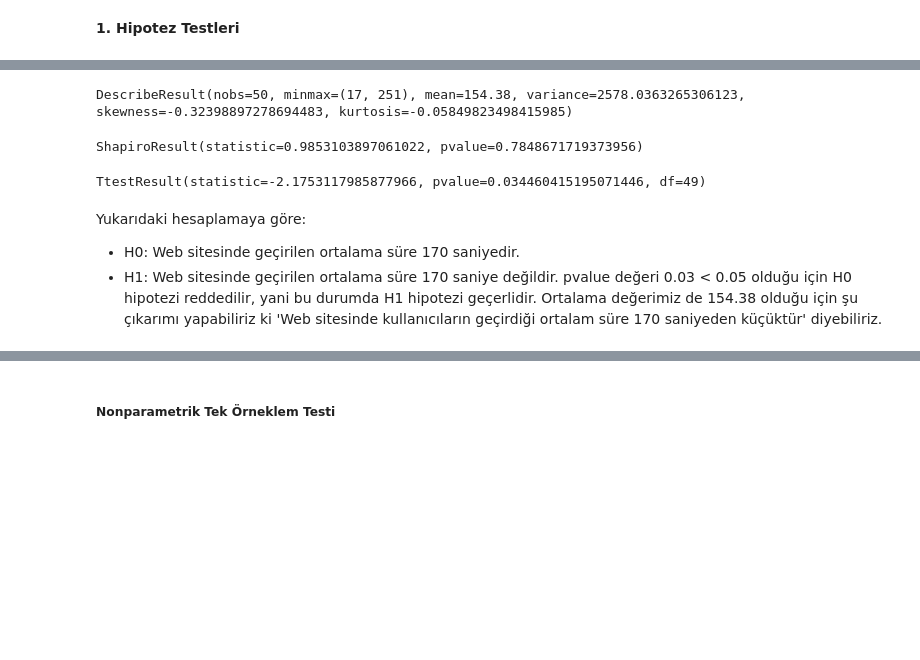
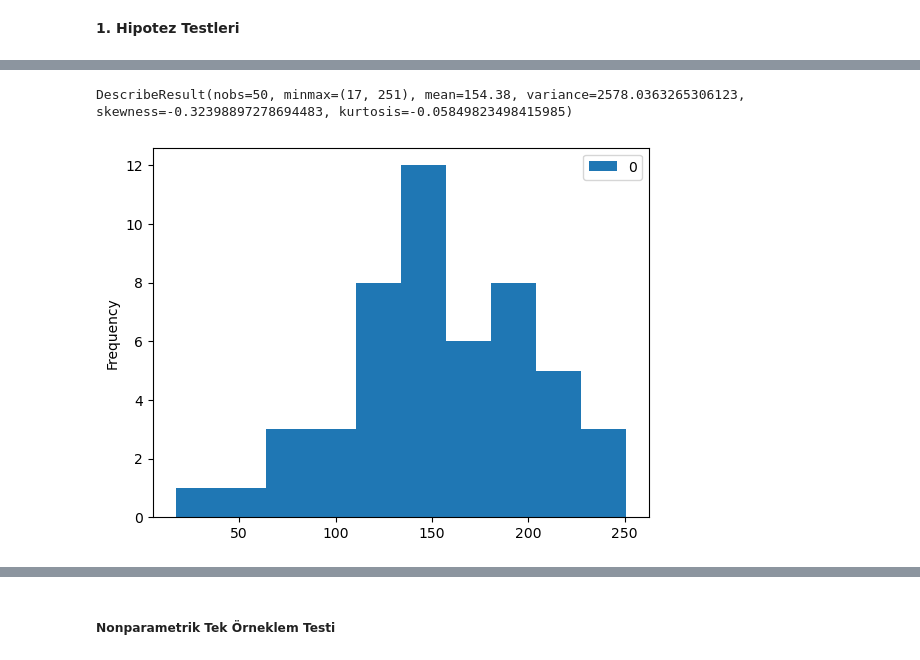
Before and after one commit to Muhammetcansimsek/data_mining, a Jupyter notebook: gyazanlar-02.ipynb, the cells around one changed output, grey strips where cells are left out. Cells and saved outputs as stored; diff of their text form; code cells hidden in the pictures; blank space fills up the shorter version.

```diff
--- a/gyazanlar-02.ipynb
+++ b/gyazanlar-02.ipynb
@@ -19,31 +61,19 @@ bir fark olup olmadığını test etmek için kullanılan parametrik bir testtir
 # %%
 import numpy as np
-import scipy.stats as stats
-
-olcumler = np.array([17, 160, 234, 149, 145, 107, 197, 75, 201, 225, 211, 119, 157, 145, 127, 244, 163, 114,
-                     145, 65, 112, 185, 202, 146, 203, 224, 203, 114, 188, 156,187, 154, 177, 95, 165, 50,
-                     110, 216, 138, 151, 166, 135, 155, 84, 251, 173, 131, 207, 121, 120])
-stats.describe(olcumler)
+alpha = 0.05
+olcumler = np.array([
+    17, 160, 234, 149, 145, 107, 197, 75, 201, 225, 211, 119,
+    157, 145, 127, 244, 163, 114, 145, 65, 112, 185, 202, 146,
+    203, 224, 203, 114, 188, 156, 187, 154, 177, 95, 165, 50, 110,
+    216, 138, 151, 166, 135, 155, 84, 251, 173, 131, 207, 121, 120
+])
-# %% [output]
-DescribeResult(nobs=50, minmax=(17, 251), mean=154.38, variance=2578.0363265306123, skewness=-0.32398897278694483, kurtosis=-0.05849823498415985)
-# %%
-# varsayımlar
-# normallik varsayımı
-# Shapiro-Wilks Testi
-from scipy.stats import shapiro
-shapiro(olcumler) # pvalue değeri 0.05 değerinden küçük olmadığı için bu durumda H0 hipotezi reddedilemez
-# Sonuç: Örnek dağılımı ile teorik normal dağılım arasında istatistiksel olarak anlamlı bir farklılık yoktur.
-# %% [output]
-ShapiroResult(statistic=0.9853103897061022, pvalue=0.7848671719373956)
-# %%
-# Tek örneklem T testi uygulaması
-stats.ttest_1samp(olcumler,popmean=170)
-# %% [output]
-TtestResult(statistic=-2.1753117985877966, pvalue=0.034460415195071446, df=49)
-# %% [markdown]
-Yukarıdaki hesaplamaya göre:
- - H0: Web sitesinde geçirilen ortalama süre 170 saniyedir.
- - H1: Web sitesinde geçirilen ortalama süre 170 saniye değildir.
-pvalue değeri 0.03 < 0.05 olduğu için H0 hipotezi reddedilir, yani bu durumda H1 hipotezi geçerlidir.
-Ortalama değerimiz de 154.38 olduğu için şu çıkarımı yapabiliriz ki
-'Web sitesinde kullanıcıların geçirdiği ortalam süre 170 saniyeden küçüktür' diyebiliriz.
+# %%
+import scipy.stats as stats
+stats.describe(olcumler)
+# %% [output]
+DescribeResult(nobs=50, minmax=(17, 251), mean=154.38, variance=2578.0363265306123, skewness=-0.32398897278694483, kurtosis=-0.05849823498415985)
+# %%
+import pandas as pd
+pd.DataFrame(olcumler).plot.hist();
+# %% [output]
+[figure, added]
```
Also changed, not shown: parts of 22 cells of this notebook, 6 other files.
